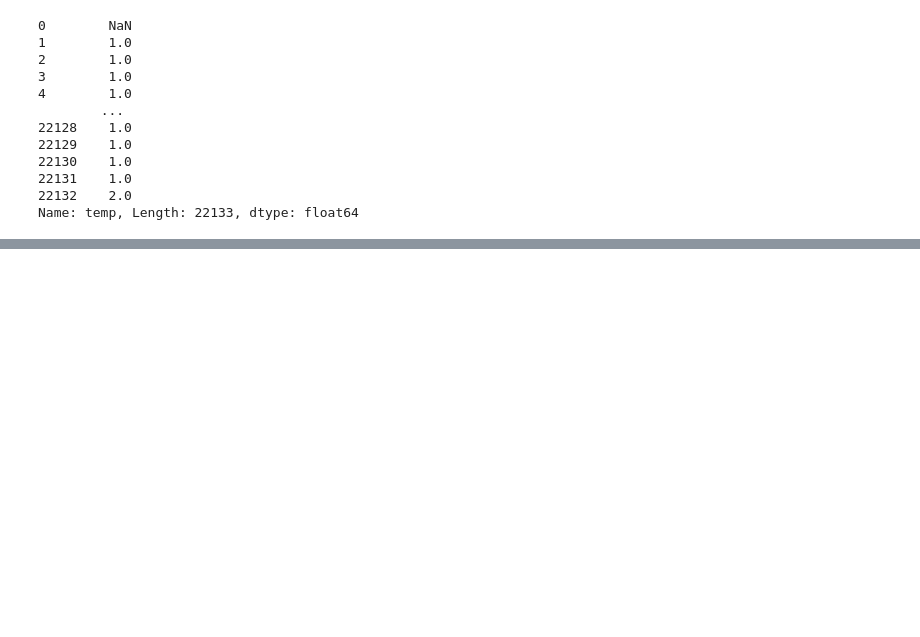
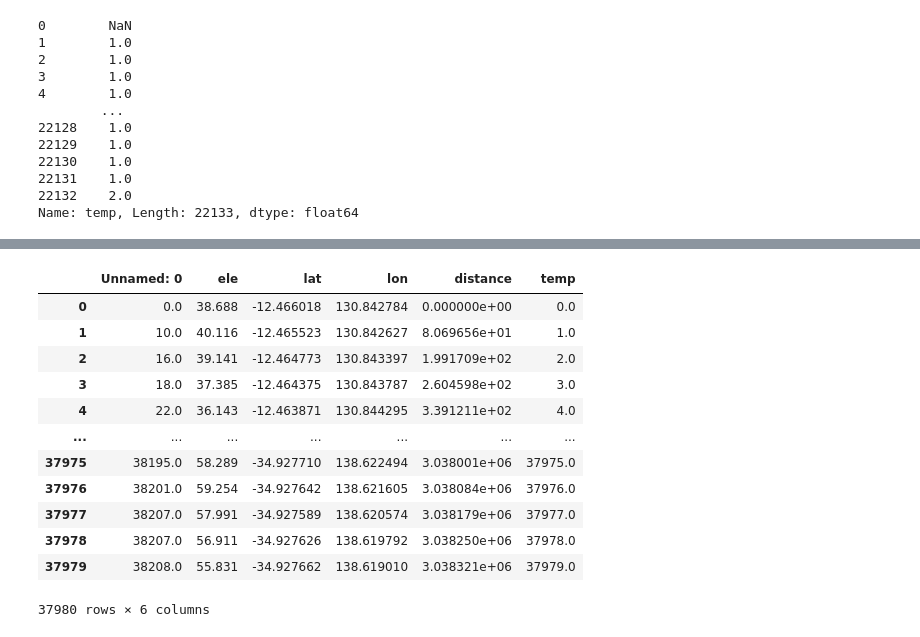
Before and after one commit to ak45aaa/KUST_2027BWSC, a Jupyter notebook: top_planning.ipynb, the cells around one changed output, grey strips where cells are left out. Saved outputs shown, nothing was run; the diff lists cells and outputs as text; code cells hidden in the pictures; blank space fills up the shorter version.

```diff
--- a/top_planning.ipynb
+++ b/top_planning.ipynb
@@ -72,0 +85,59 @@ Name: temp, Length: 22133, dtype: float64
+# %%
+rows = []
+
+for idx in all_route.index:
+    if idx == 0:
+        rows.append(all_route.loc[idx].copy())
+        continue
+
+    n = diff.loc[idx]
+
+    if pd.isna(n):
+        continue
+
+    n = int(n)
+
+    # idx-1 지점부터 idx 지점 사이를 n등분해서 중간점 추가
+    if n > 1:
+        for i in range(1, n):
+            row = all_route.loc[idx-1].copy()
+
+            row['ele'] = round(all_route.loc[idx-1, 'ele'] + (
+                all_route.loc[idx, 'ele'] - all_route.loc[idx-1, 'ele']
+            ) * i / n, 7)
+
+            row['lat'] = round(all_route.loc[idx-1, 'lat'] + (
+                all_route.loc[idx, 'lat'] - all_route.loc[idx-1, 'lat']
+            ) * i / n, 7)
+
+            row['lon'] = round(all_route.loc[idx-1, 'lon'] + (
+                all_route.loc[idx, 'lon'] - all_route.loc[idx-1, 'lon']
+            ) * i / n, 7)
+
+            row['distance'] = round(all_route.loc[idx-1, 'distance'] + (
+                all_route.loc[idx, 'distance'] - all_route.loc[idx-1, 'distance']
+            ) * i / n, 7)
+
+            row['temp'] = all_route.loc[idx-1, 'temp'] + i
+
+            rows.append(row)
+
+    # 마지막에 원래 idx 행 추가
+    rows.append(all_route.loc[idx].copy())
+
+Route = pd.DataFrame(rows).reset_index(drop=True)
+Route
+# %% [output]
+|  | Unnamed: 0 | ele | lat | lon | distance | temp |
+| 0 | 0.0 | 38.688 | -12.466018 | 130.842784 | 0.000000e+00 | 0.0 |
+| 1 | 10.0 | 40.116 | -12.465523 | 130.842627 | 8.069656e+01 | 1.0 |
+| 2 | 16.0 | 39.141 | -12.464773 | 130.843397 | 1.991709e+02 | 2.0 |
+| 3 | 18.0 | 37.385 | -12.464375 | 130.843787 | 2.604598e+02 | 3.0 |
+| 4 | 22.0 | 36.143 | -12.463871 | 130.844295 | 3.391211e+02 | 4.0 |
+| ... | ... | ... | ... | ... | ... | ... |
+| 37975 | 38195.0 | 58.289 | -34.927710 | 138.622494 | 3.038001e+06 | 37975.0 |
+| 37976 | 38201.0 | 59.254 | -34.927642 | 138.621605 | 3.038084e+06 | 37976.0 |
+| 37977 | 38207.0 | 57.991 | -34.927589 | 138.620574 | 3.038179e+06 | 37977.0 |
+| 37978 | 38207.0 | 56.911 | -34.927626 | 138.619792 | 3.038250e+06 | 37978.0 |
+| 37979 | 38208.0 | 55.831 | -34.927662 | 138.619010 | 3.038321e+06 | 37979.0 |
+37980 rows × 6 columns
```
Also changed, not shown: parts of 2 cells of this notebook.
